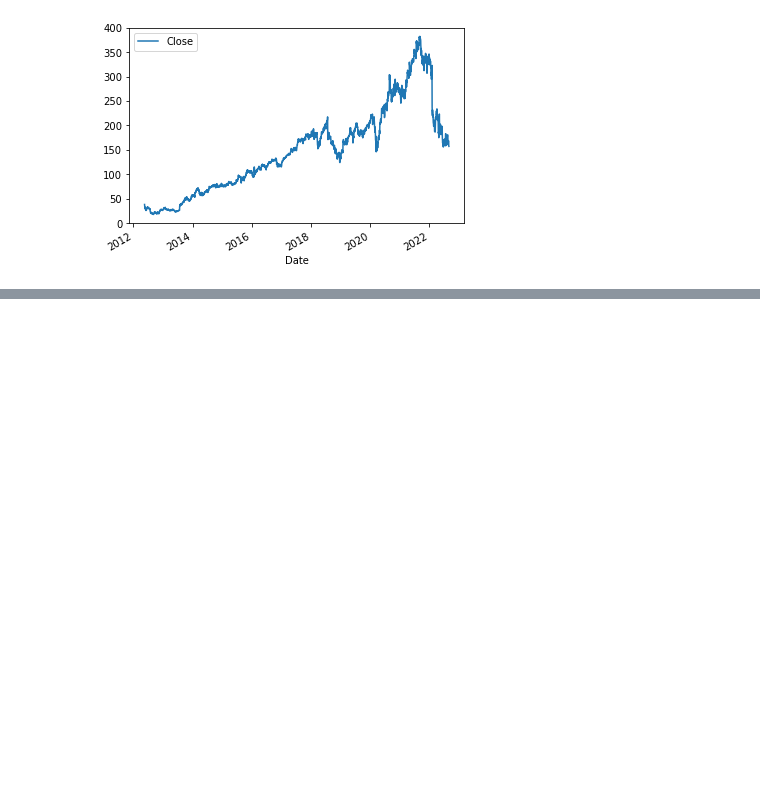
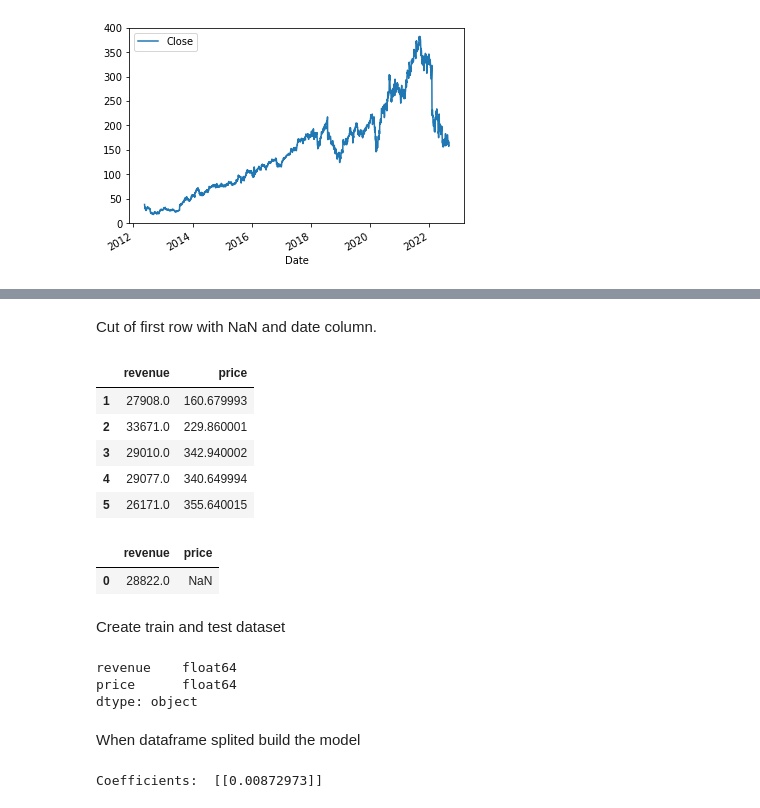
Before and after one commit to myredex/meta_stock_price_prediction, a Jupyter notebook: meta_ink_pred.ipynb, the cells around one changed output, grey strips where cells are left out. Saved outputs shown, nothing was run; the diff lists cells and outputs as text; code cells hidden in the pictures; blank space fills up the shorter version.

Commit message:
First working version

```diff
--- a/meta_ink_pred.ipynb
+++ b/meta_ink_pred.ipynb
@@ -131,0 +220,27 @@ Timestamp('2012-05-18 00:00:00')
+# %% [markdown]
+Cut of first row with NaN and date column.
+# %%
+price_rev_df_shifted_without_first_row = price_rev_df_shifted[['revenue','price']][1:len(price_rev_df_shifted)]
+price_rev_df_shifted_without_first_row.head()
+# %% [output]
+|  | revenue | price |
+| 1 | 27908.0 | 160.679993 |
+| 2 | 33671.0 | 229.860001 |
+| 3 | 29010.0 | 342.940002 |
+| 4 | 29077.0 | 340.649994 |
+| 5 | 26171.0 | 355.640015 |
+# %%
+price_rev_first_row = price_rev_df_shifted[['revenue','price']][0:1]
+price_rev_first_row
+# %% [output]
+|  | revenue | price |
+| 0 | 28822.0 | NaN |
+# %% [markdown]
+Create train and test dataset
+# %%
+# Check for data types
+price_rev_df_shifted_without_first_row.dtypes
+# %% [output]
+revenue    float64
+price      float64
+dtype: object
@@ -131,0 +252,12 @@ Timestamp('2012-05-18 00:00:00')
+# %% [markdown]
+When dataframe splited build the model
+# %%
+# Built the model
+regr = linear_model.LinearRegression()
+x = np.asanyarray(train[['revenue']])
+y = np.asanyarray(train[['price']])
+regr.fit (x, y)
+# The coefficients
+print ('Coefficients: ', regr.coef_)
+# %% [output]
+Coefficients:  [[0.00872973]]
```
Also changed, not shown: parts of 18 cells of this notebook.
